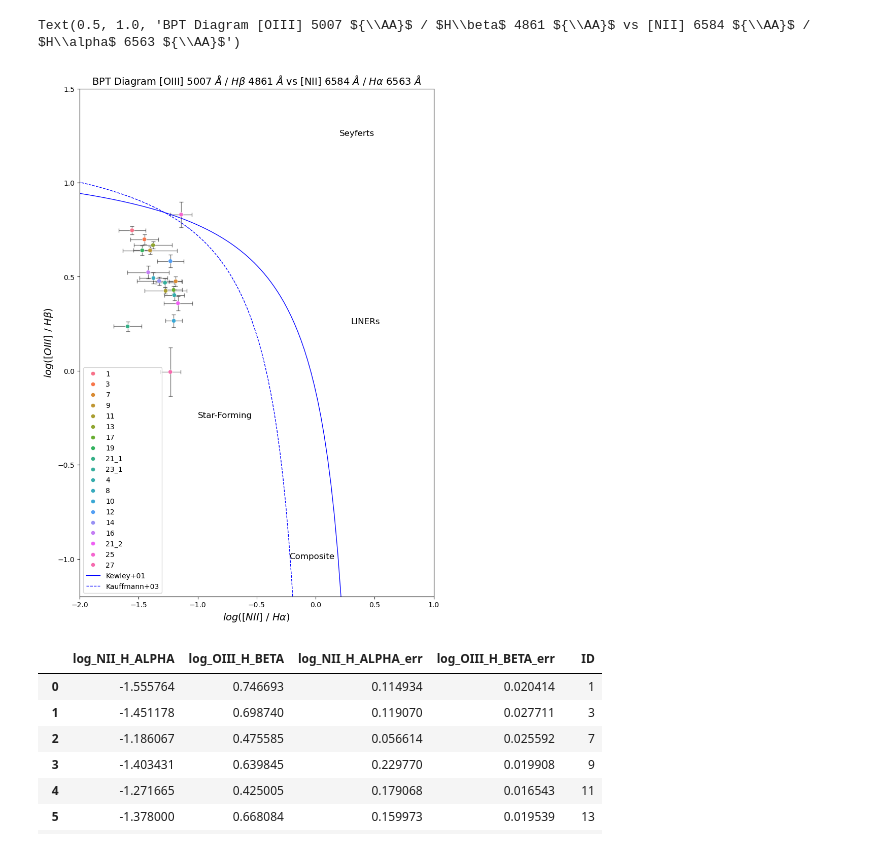
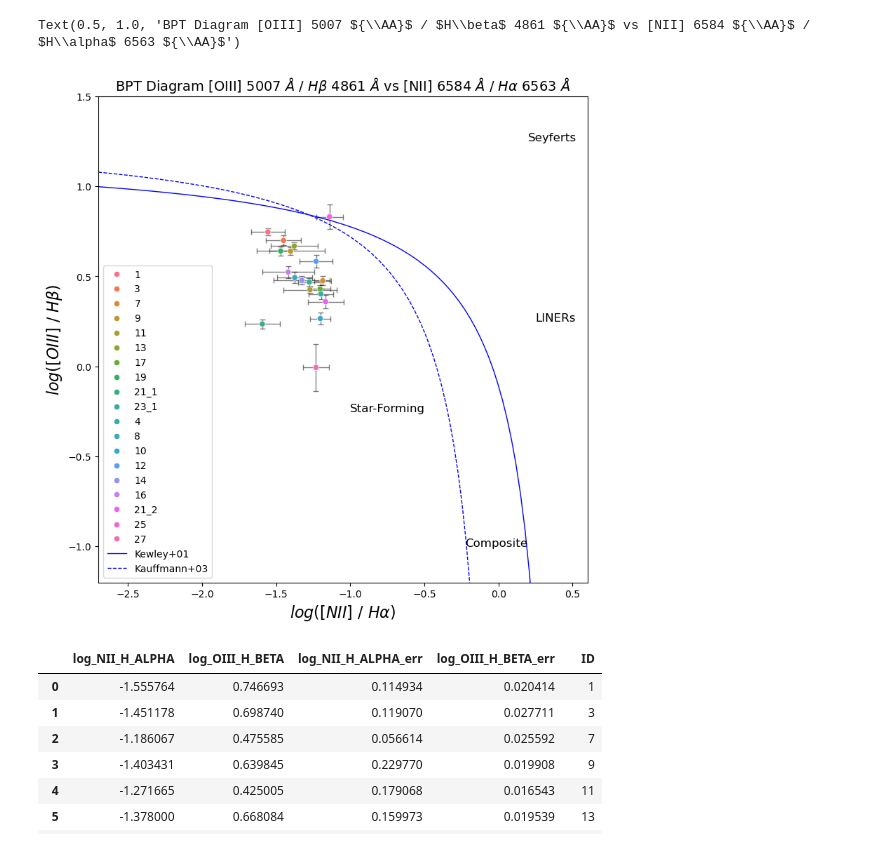
Before and after one commit to blnblnbln/TESIS, a Jupyter notebook: analysis_gmos/bpt_oficial.ipynb, the cells around one changed output. Drawn from its saved outputs; the diff is of its cells as text; code cells hidden in the pictures.

```diff
--- a/analysis_gmos/bpt_oficial.ipynb
+++ b/analysis_gmos/bpt_oficial.ipynb
@@ -37,8 +37,8 @@ log_o3_h_beta_err = unumpy.std_devs(log_o3_h_beta_un)
 
 
 
-log_NII_Ha = np.linspace(-2.5, 0.3, 100)
-log_NII_Ha_Kauffman = np.linspace(-2.5, 0., 100)
+log_NII_Ha = np.linspace(-2.7, 0.3, 100)
+log_NII_Ha_Kauffman = np.linspace(-2.7, 0., 100)
 
 log_SII_Ha = np.linspace(-2, 0.3, 100)
 log_SII_Ha_kewley = np.linspace(-0.32, 1.2, 100)
@@ -65,39 +65,39 @@ df_plot = pd.DataFrame({
 })
 
 # Crear el gráfico de dispersión con seaborn
-plt.figure(figsize=(9, 13))
+plt.figure(figsize=(9, 9))
 
 # Añadir barras de error primero
 plt.errorbar(df_plot['log_NII_H_ALPHA'], df_plot['log_OIII_H_BETA'],
              xerr=df_plot['log_NII_H_ALPHA_err'], yerr=df_plot['log_OIII_H_BETA_err'],
              fmt='none', ecolor='black', elinewidth=1, capsize=3, alpha=0.5, zorder=1)
 
 # Añadir puntos con seaborn
 sns.scatterplot(x='log_NII_H_ALPHA', y='log_OIII_H_BETA', hue='ID', data=df_plot, zorder=2)
 
 # Crear el gráfico BPT con barras de error
 
 #plt.figure(figsize=(8,8))
 #plt.errorbar(log_nii_h_alpha_nom, log_o3_h_beta_nom, xerr=log_nii_h_alpha_err, yerr=log_o3_h_beta_err, fmt='none', ecolor='lightgray', elinewidth=2, capsize=0)
 #sns.scatterplot(x=log_nii_h_alpha_nom, y=log_o3_h_beta_nom,hue=df['ID'])
 plt.plot(log_NII_Ha,   log_OIII_Hb_Kewley, '-' , color='blue', lw=1, label='Kewley+01')
 plt.plot(log_NII_Ha_Kauffman, log_OIII_Hb_Kauffmann, '--', color='blue', lw=1, label='Kauffmann+03')
 plt.ylim(-1.2,1.5)
-plt.xlim(-2,1)
+plt.xlim(-2.7,0.6)
 #plt.axhline(y=np.log10(3), linestyle='--', color='cyan', lw=1)
 #plt.axvline(x=np.log10(0.6), linestyle='--', color='cyan', lw=1)
 plt.text(s='Star-Forming', x=-1.0, y=-0.25, fontsize=12)
 plt.text(s='Composite', x=-0.225, y=-1.0, fontsize=12)
 plt.text(s='Seyferts', x=0.2, y=1.25, fontsize=12)
-plt.text(s='LINERs', x=0.3, y=0.25, fontsize=12)
+plt.text(s='LINERs', x=0.25, y=0.25, fontsize=12)
 #plt.errorbar(x=ratio_NII_Ha,y=ratio_OIII_Hb)
-plt.xlabel('$log$($[NII]$ / $ H\\alpha$)', fontsize=14)
-plt.ylabel('$log$($[OIII]$ / $ H\\beta$)', fontsize=14)
+plt.xlabel('$log$($[NII]$ / $ H\\alpha$)', fontsize=16)
+plt.ylabel('$log$($[OIII]$ / $ H\\beta$)', fontsize=16)
 plt.legend(loc='lower left')
 plt.title('BPT Diagram [OIII] 5007 ${\AA}$ / $H\\beta$ 4861 ${\AA}$ vs [NII] 6584 ${\AA}$ / $H\\alpha$ 6563 ${\AA}$', fontsize=14)
 # %% [output]
 Text(0.5, 1.0, 'BPT Diagram [OIII] 5007 ${\\AA}$ / $H\\beta$ 4861 ${\\AA}$ vs [NII] 6584 ${\\AA}$ / $H\\alpha$ 6563 ${\\AA}$')
-[figure, old version]
+[figure, new version]
 # %%
 df_plot
 # %% [output]
```
Also changed, not shown: parts of 5 cells of this notebook, 14 other files.
